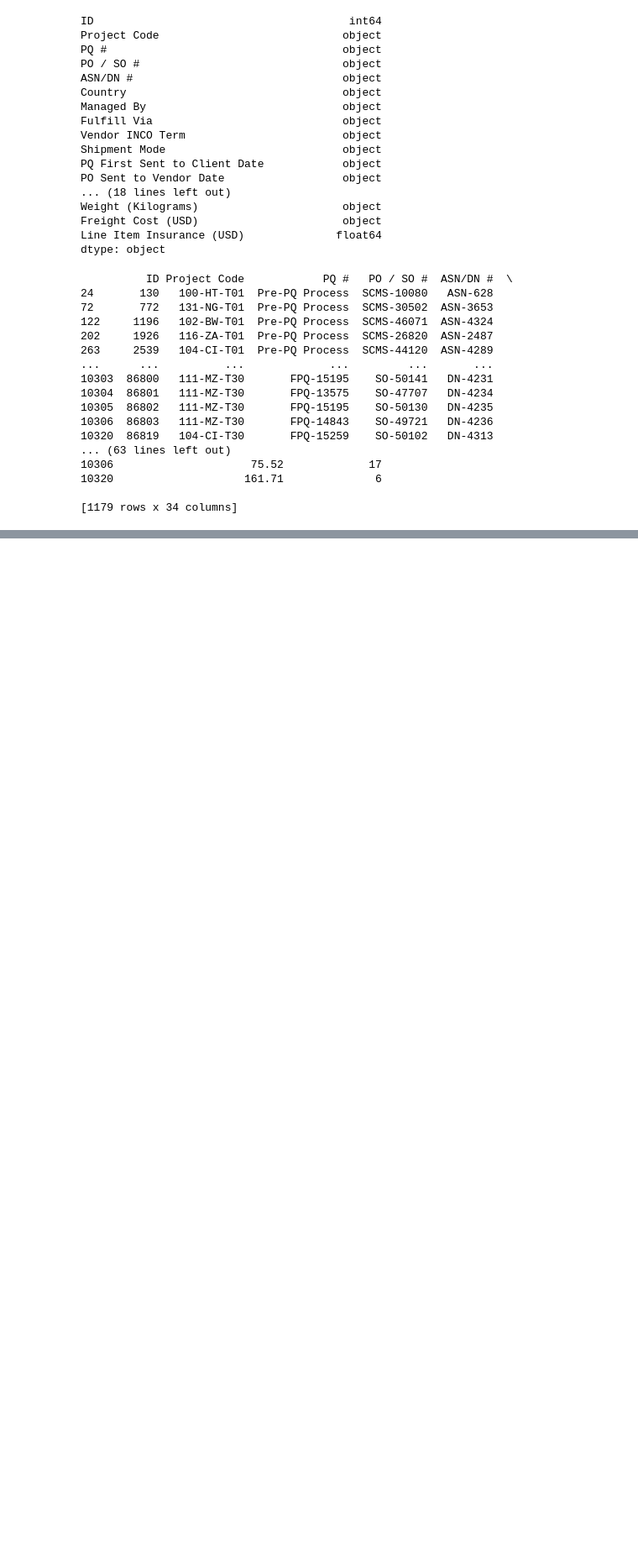
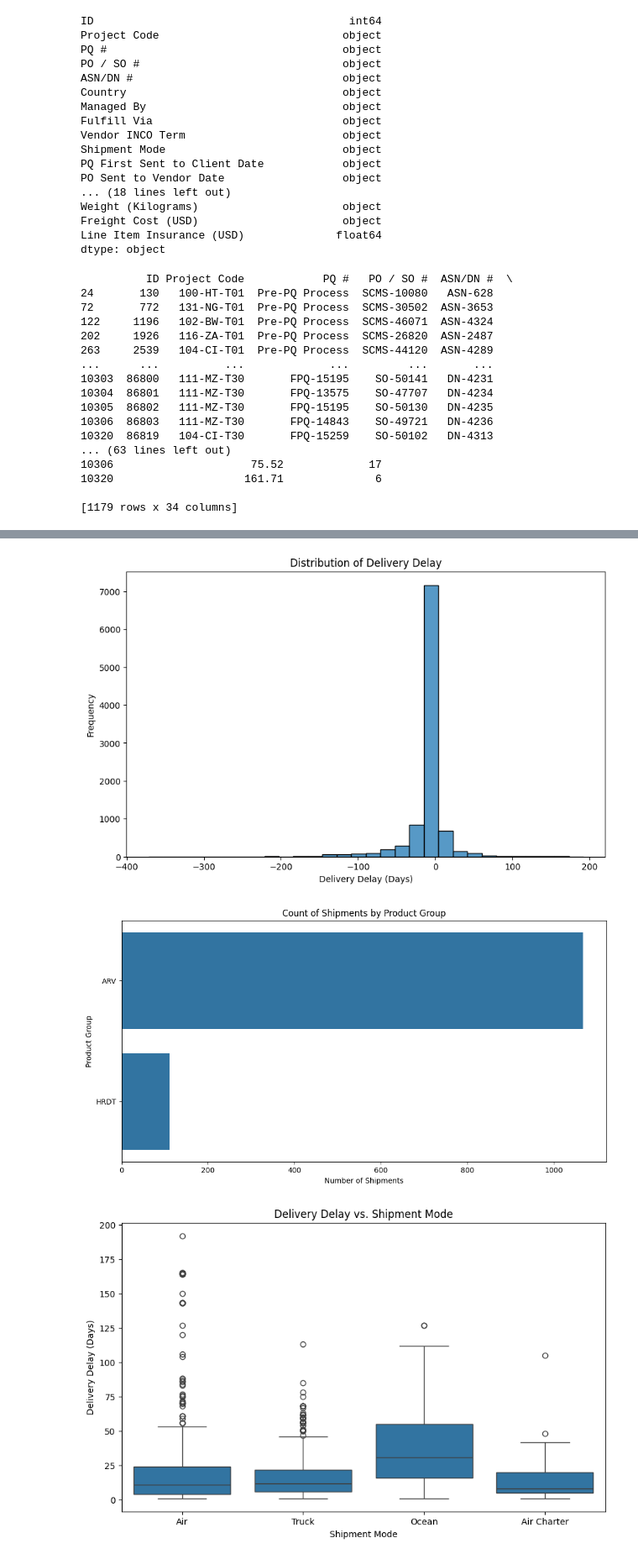
Before and after one commit to KRamBalaji/FedEx-Logistics-Performance-Analysis, a Jupyter notebook: EDA_FedEx_Logistics_Performance_Analysis.ipynb, the cells around one changed output, grey strips where cells are left out. Shown: that part at 84% size. Cells and saved outputs as stored; diff of their text form; code cells hidden in the pictures; blank space fills up the shorter version.

Commit message:
Data Visualisation - plotted graphs to find insights and correlations

```diff
--- a/EDA_FedEx_Logistics_Performance_Analysis.ipynb
+++ b/EDA_FedEx_Logistics_Performance_Analysis.ipynb
@@ -361,0 +364,66 @@ print(delayed_deliveries)
+# %%
+# Assuming your dataset is loaded into a pandas DataFrame called 'dataset'
+
+# --- Univariate Analysis ---
+
+# 1. Distribution of Delivery Delay
+plt.figure(figsize=(10, 6))
+sns.histplot(dataset['Delivery Delay'], bins=30)
+plt.title('Distribution of Delivery Delay')
+plt.xlabel('Delivery Delay (Days)')
+plt.ylabel('Frequency')
+plt.show()
+# Insight: This histogram shows the frequency of different delivery delays. It helps understand the typical delay range and identify potential outliers.
+
+# 2. Count of Shipments by Product Group
+plt.figure(figsize=(12, 6))
+sns.countplot(y=delayed_deliveries['Product Group'], order=delayed_deliveries['Product Group'].value_counts().index)
+plt.title('Count of Shipments by Product Group')
+plt.xlabel('Number of Shipments')
+plt.ylabel('Product Group')
+plt.show()
+# Insight: This bar chart displays the number of shipments for each product group, highlighting the most frequently shipped products.
+
+# --- Bivariate Analysis ---
+
+# 3. Delivery Delay vs. Shipment Mode
+plt.figure(figsize=(10, 6))
+sns.boxplot(x='Shipment Mode', y='Delivery Delay', data=delayed_deliveries)
+plt.title('Delivery Delay vs. Shipment Mode')
+plt.xlabel('Shipment Mode')
+plt.ylabel('Delivery Delay (Days)')
+plt.show()
+# Insight: This box plot compares the distribution of delivery delays across different shipment modes, revealing potential differences in performance.
+
+# 4. Line Item Value vs. Weight (Kilograms)
+plt.figure(figsize=(10, 6))
+sns.scatterplot(x='Weight (Kilograms)', y='Line Item Value', data=delayed_deliveries)
+plt.title('Line Item Value vs. Weight (Kilograms)')
+plt.xlabel('Weight (Kilograms)')
+plt.ylabel('Line Item Value')
+plt.show()
+# Insight: This scatter plot explores the relationship between the weight of shipments and their value, identifying any correlation or patterns.
+
+# --- Multivariate Analysis ---
+
+# 5. Delivery Delay, Shipment Mode, and Product Group
+plt.figure(figsize=(12, 8))
+sns.barplot(x='Shipment Mode', y='Delivery Delay', hue='Product Group', data=delayed_deliveries)
+plt.title('Delivery Delay by Shipment Mode and Product Group')
+plt.xlabel('Shipment Mode')
+plt.ylabel('Delivery Delay (Days)')
+plt.legend(title='Product Group')
+plt.show()
+# Insight: This bar chart examines the interplay between delivery delay, shipment mode, and product group, uncovering potential interactions and trends.
+
+# --- Further Analysis ---
+
+# You can explore more insights by:
+# - Creating additional visualizations based on other variables and their relationships.
+# - Calculating summary statistics and metrics (e.g., average delivery delay, total shipment value).
+# - Segmenting the data by different criteria (e.g., country, vendor) to identify specific patterns.
+# - Applying statistical tests to validate your observations and draw conclusions.
+# %% [output]
+[figure, added]
+[figure, added]
+[figure, added]
```
Also changed, not shown: parts of 3 cells of this notebook.
